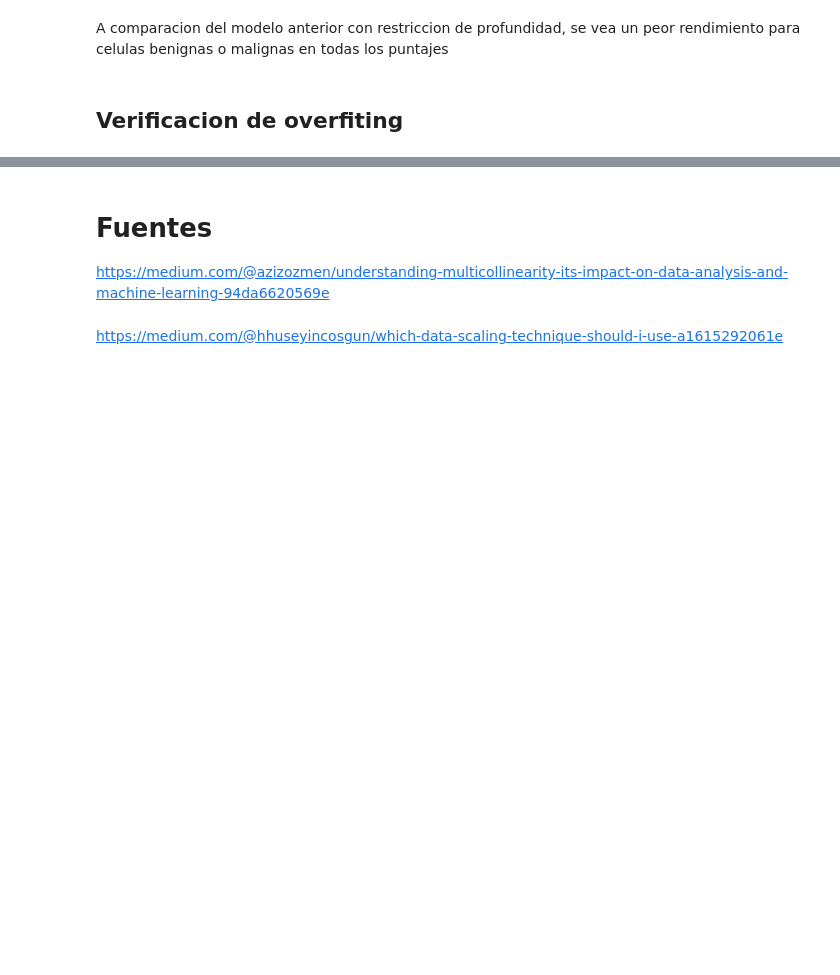
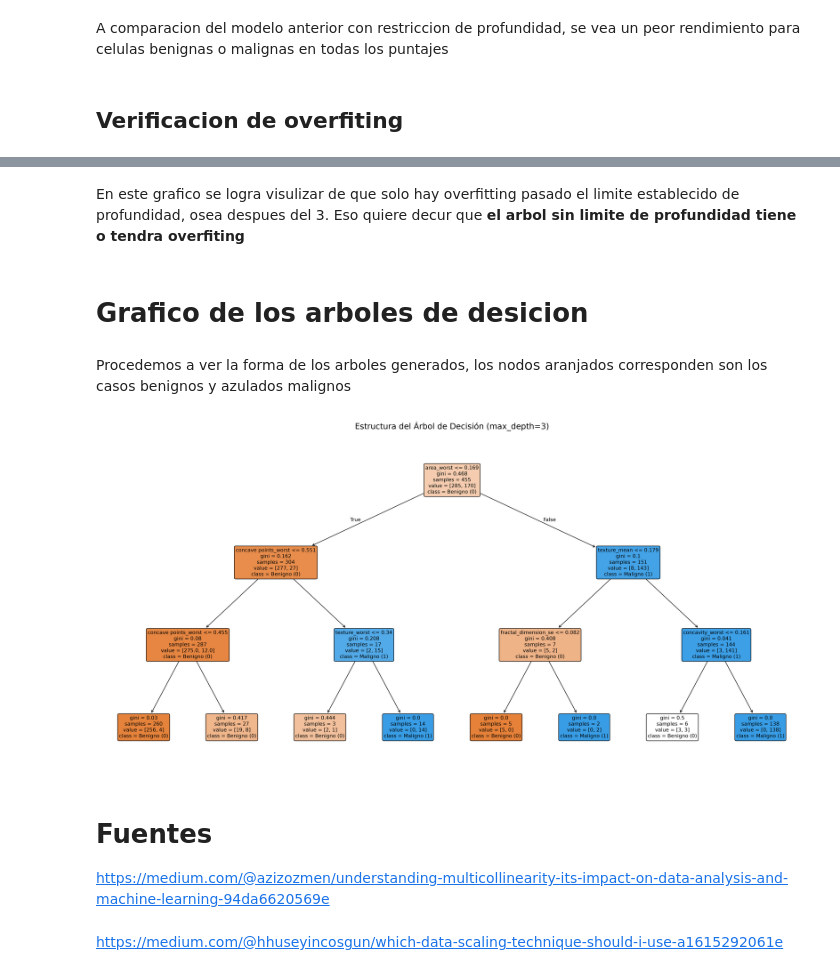
Before and after one commit to gabriel1-du/Modelos-de-Machine-Learning-supervisado-Clasificacion-y-regresion-, a Jupyter notebook: notebookDesarrollo.ipynb, the cells around one changed output, grey strips where cells are left out. Drawn from its saved outputs; the diff is of its cells as text; code cells hidden in the pictures; blank space fills up the shorter version.

```diff
--- a/notebookDesarrollo.ipynb
+++ b/notebookDesarrollo.ipynb
@@ -1007,3 +1067,29 @@ A comparacion del modelo anterior con restriccion de profundidad, se vea un peor
+# %% [markdown]
+En este grafico se logra visulizar de que solo hay overfitting pasado el limite establecido de profundidad, osea despues del 3. Eso quiere decur que **el arbol sin limite de profundidad tiene o tendra overfiting**
+# %% [markdown]
+# Grafico de los arboles de desicion
+# %% [markdown]
+Procedemos a ver la forma de los arboles generados, los nodos aranjados corresponden son los casos benignos y azulados malignos
+# %%
+#config
+plt.figure(figsize=(20, 10), dpi=300)
+
+
+plot_tree(
+    arbol_decision, #Arbol de desision con rest
+    feature_names=X.columns,
+    class_names=['Benigno (0)', 'Maligno (1)'],
+    filled=True,
+    rounded=True,
+    fontsize=10,
+    precision=3
+)
+
+plt.title("Estructura del Árbol de Decisión (max_depth=3)", fontsize=16, pad=20)
+plt.tight_layout()
+plt.show()
+# %% [output]
+[figure, added]
 # %% [markdown]
 # Fuentes
 
```
Also changed, not shown: parts of 9 cells of this notebook.
